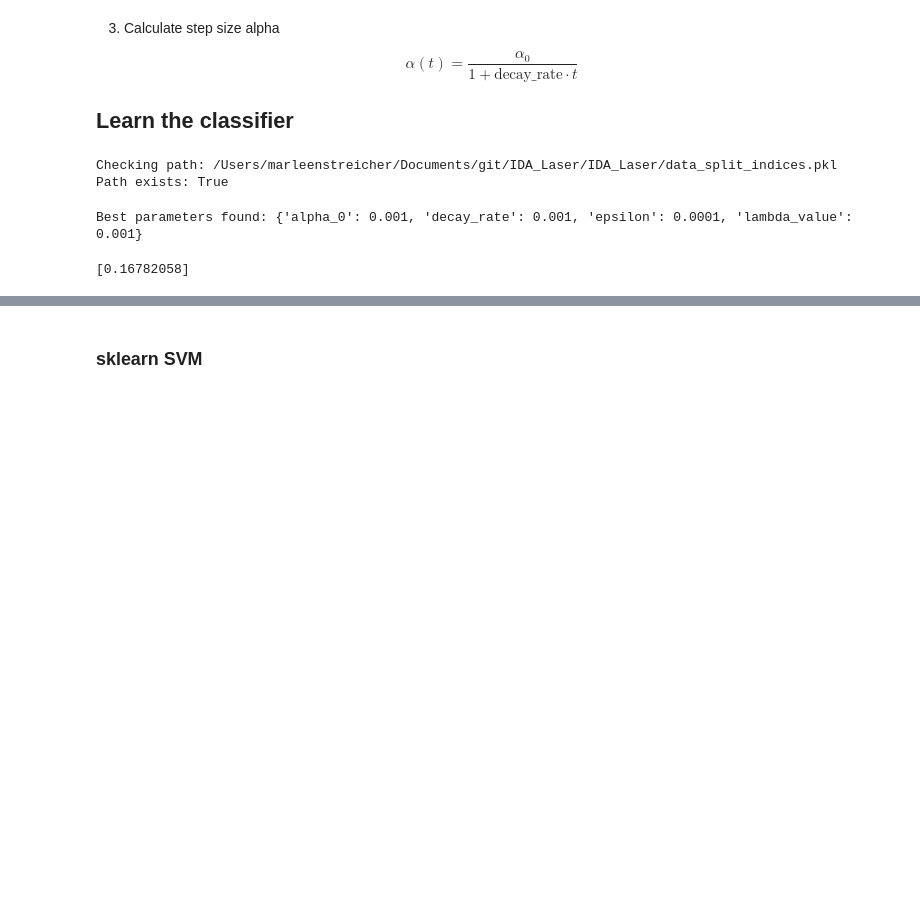
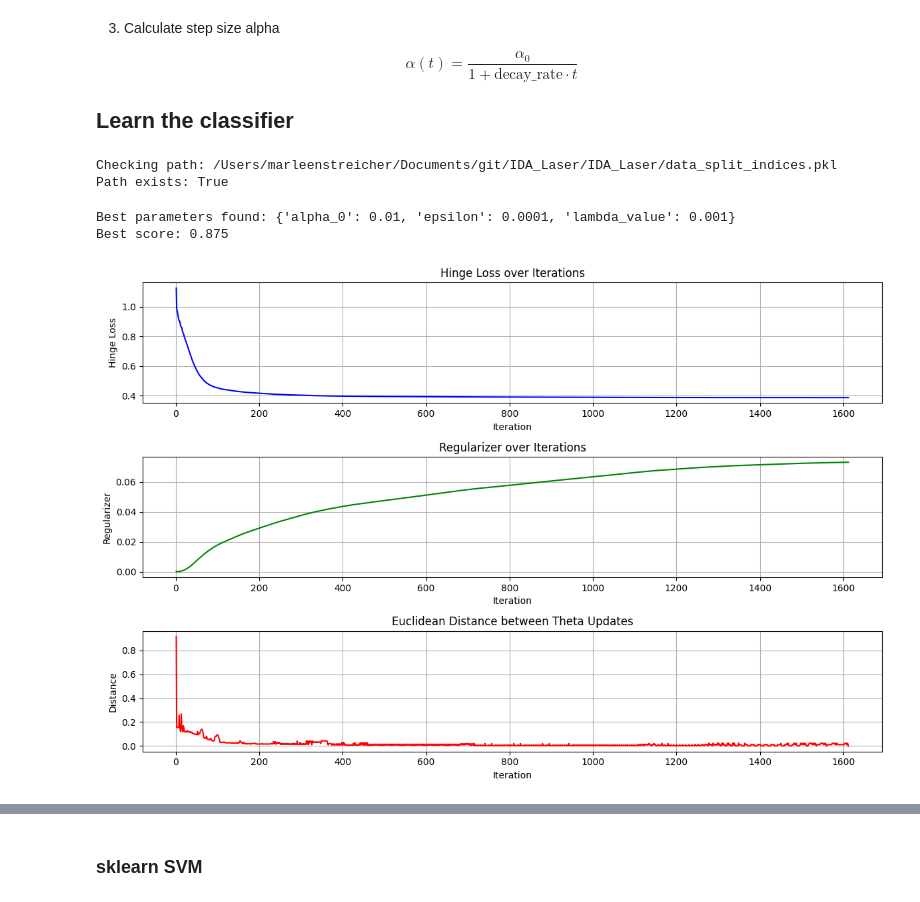
Before and after one commit to MarStreicher/IDA_Laser, a Jupyter notebook: src/classifiers/linear_classifier.ipynb, the cells around one changed output, grey strips where cells are left out. Saved outputs shown, nothing was run; the diff lists cells and outputs as text; code cells hidden in the pictures; blank space fills up the shorter version.

```diff
--- a/src/classifiers/linear_classifier.ipynb
+++ b/src/classifiers/linear_classifier.ipynb
@@ -89,27 +90,35 @@ Checking path: /Users/marleenstreicher/Documents/git/IDA_Laser/IDA_Laser/data_sp
 Path exists: True
 # %%
 param_grid = {
-    'lambda_value': [0.001, 0.01, 0.1, 1.0, 10.0],
-    'alpha_0': [0.001, 0.01, 0.1],
-    'decay_rate': [0.001, 0.01, 0.1],
-    'epsilon': [1e-4, 1e-5, 1e-6]
+    'epsilon': [1e-4, 1e-5, 1e-6],
+    'alpha_0': [0.001, 0.01, 0.1, 1],
+    'lambda_value': [0.001, 0.01, 0.1, 1.0, 10.0]
 }
 
-def train_model_with_params(params):
-    theta = LinearClassifierHelper.reg_erm_stoch(dataset.train_inputs, dataset.train_labels,
-                                                lambda_value=params['lambda_value'],
-                                                epsilon=params['epsilon'],
-                                                alpha_0=params['alpha_0'],
-                                                decay_rate=params['decay_rate'])
+def train_model_with_params(params, verbose = False):
+    theta = LinearClassifierHelper.regularised_erm_batch(dataset.train_inputs, dataset.train_labels,
+                                                         max_iterations=5000,
+                                                         epsilon=params['epsilon'],
+                                                         alpha=params['alpha_0'],
+                                                         lbda=params['lambda_value'])
 
-    predictions, raw_predictions, inputs, theta = LinearClassifierHelper.predict(dataset.test_inputs, theta)
-    accuracy = LinearClassifierHelper.evaluate(raw_predictions, dataset.test_labels)
+    if theta is None:
+        return -float('inf')
+
+    predictions, _, _, _ = LinearClassifierHelper.predict(dataset.test_inputs, theta)
+
+    if predictions is None:
+        return -float('inf')
+
+    accuracy = accuracy_score(dataset.test_labels, predictions)
+
+    if verbose == True:
+        print(f"Accuracy with current params: {accuracy}")
 
     return accuracy
 
-
 best_params = None
-best_score = float('-inf')
+best_score = 0.0
 
 for params in ParameterGrid(param_grid):
     score = train_model_with_params(params)
@@ -118,15 +127,14 @@ for params in ParameterGrid(param_grid):
         best_params = params
 
 print("Best parameters found:", best_params)
+print("Best score:", best_score)
 # %% [output]
-Best parameters found: {'alpha_0': 0.001, 'decay_rate': 0.001, 'epsilon': 0.0001, 'lambda_value': 0.001}
+Best parameters found: {'alpha_0': 0.01, 'epsilon': 0.0001, 'lambda_value': 0.001}
+Best score: 0.875
-# %%
-# best_params = {'alpha_0': 0.001, 'decay_rate': 0.001, 'epsilon': 0.0001, 'lambda_value': 0.001}
-
-optimal_theta = LinearClassifierHelper.reg_erm_stoch(dataset.train_inputs, dataset.train_labels, best_params['lambda_value'], best_params['epsilon'], best_params['alpha_0'], best_params['decay_rate'])
-print(optimal_theta)
-# %% [output]
-[0.16782058]
+# %%
+optimal_theta = LinearClassifierHelper.regularised_erm_batch(dataset.train_inputs, dataset.train_labels, 5000, alpha=best_params['alpha_0'], epsilon=best_params['epsilon'], lbda=best_params['lambda_value'], verbose=False, view=True)
+# %% [output]
+[figure, added]
 # %%
 predictions, raw_predictions, inputs, theta= LinearClassifierHelper.predict(dataset.test_inputs, optimal_theta)
 
```
Also changed, not shown: parts of 7 cells of this notebook, 5 other files.
